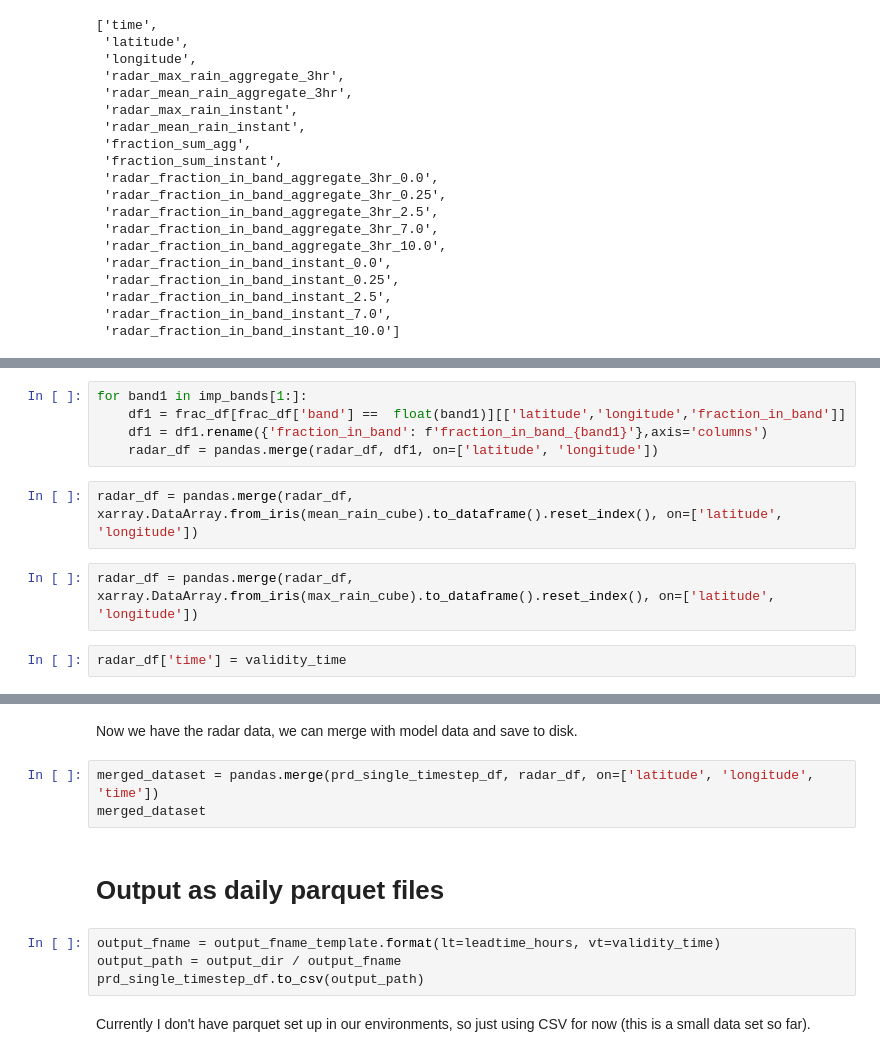
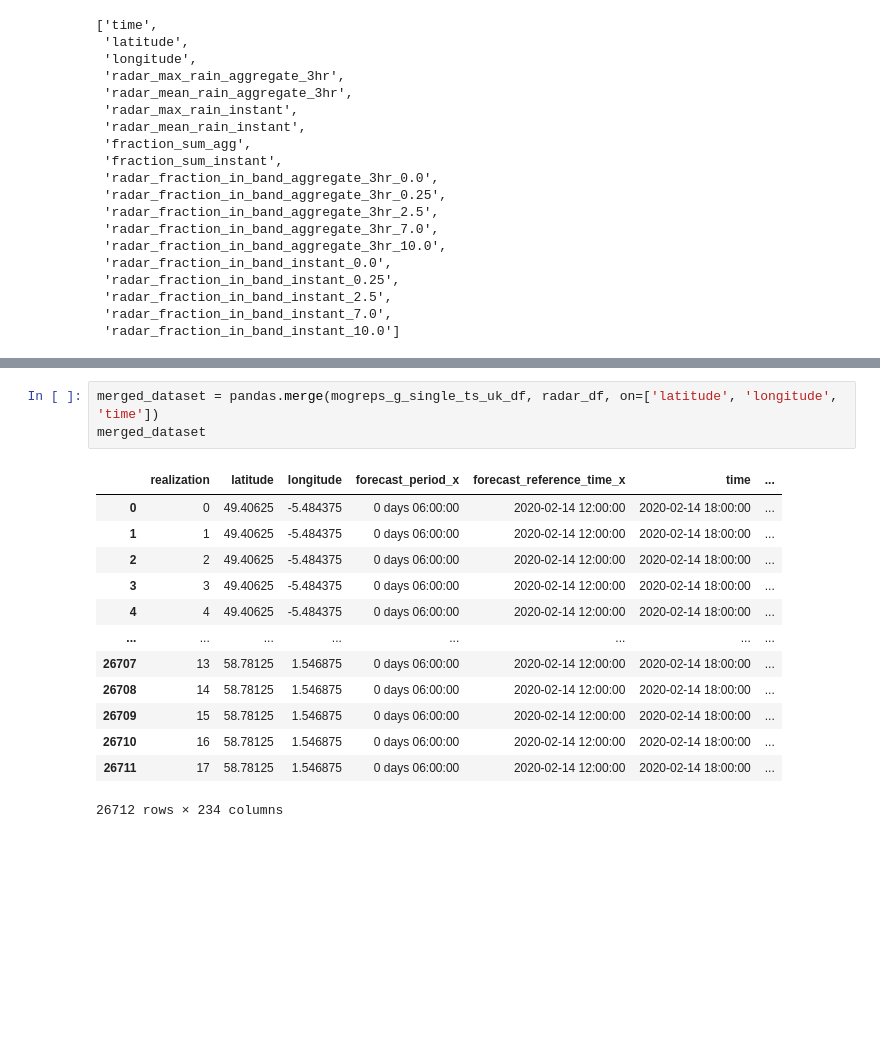
Before and after one commit to informatics-lab/precip_rediagnosis, a Jupyter notebook: data_prep/transform_and_preprocess_spice.ipynb, the cells around one changed output, grey strips where cells are left out. Saved outputs shown, nothing was run; the diff lists cells and outputs as text; blank space fills up the shorter version.

```diff
--- a/data_prep/transform_and_preprocess_spice.ipynb
+++ b/data_prep/transform_and_preprocess_spice.ipynb
@@ -1104,11 +899,0 @@ radar_df
-# %%
-for band1 in imp_bands[1:]:
-    df1 = frac_df[frac_df['band'] ==  float(band1)][['latitude','longitude','fraction_in_band']]
-    df1 = df1.rename({'fraction_in_band': f'fraction_in_band_{band1}'},axis='columns')
-    radar_df = pandas.merge(radar_df, df1, on=['latitude', 'longitude'])
-# %%
-radar_df = pandas.merge(radar_df, xarray.DataArray.from_iris(mean_rain_cube).to_dataframe().reset_index(), on=['latitude', 'longitude'])
-# %%
-radar_df = pandas.merge(radar_df, xarray.DataArray.from_iris(max_rain_cube).to_dataframe().reset_index(), on=['latitude', 'longitude'])
-# %%
-radar_df['time'] = validity_time
@@ -1123,13 +900,17 @@ single_ts_ds = xarray.merge([single_level_ds, height_levels_ds])
-# %% [markdown]
-Now we have the radar data, we can merge with model data and save to disk.
-# %%
-merged_dataset = pandas.merge(prd_single_timestep_df, radar_df, on=['latitude', 'longitude', 'time'])
-merged_dataset
-# %% [markdown]
-# Output as daily parquet files
-# %%
-output_fname = output_fname_template.format(lt=leadtime_hours, vt=validity_time)
-output_path = output_dir / output_fname
-prd_single_timestep_df.to_csv(output_path)
-# %% [markdown]
-Currently I don't have parquet set up in our environments, so just using CSV for now (this is a small data set so far).
+# %%
+merged_dataset = pandas.merge(mogreps_g_single_ts_uk_df, radar_df, on=['latitude', 'longitude', 'time'])
+merged_dataset
+# %% [output]
+|  | realization | latitude | longitude | forecast_period_x | forecast_reference_time_x | time | ... |
+| 0 | 0 | 49.40625 | -5.484375 | 0 days 06:00:00 | 2020-02-14 12:00:00 | 2020-02-14 18:00:00 | ... |
+| 1 | 1 | 49.40625 | -5.484375 | 0 days 06:00:00 | 2020-02-14 12:00:00 | 2020-02-14 18:00:00 | ... |
+| 2 | 2 | 49.40625 | -5.484375 | 0 days 06:00:00 | 2020-02-14 12:00:00 | 2020-02-14 18:00:00 | ... |
+| 3 | 3 | 49.40625 | -5.484375 | 0 days 06:00:00 | 2020-02-14 12:00:00 | 2020-02-14 18:00:00 | ... |
+| 4 | 4 | 49.40625 | -5.484375 | 0 days 06:00:00 | 2020-02-14 12:00:00 | 2020-02-14 18:00:00 | ... |
+| ... | ... | ... | ... | ... | ... | ... | ... |
+| 26707 | 13 | 58.78125 | 1.546875 | 0 days 06:00:00 | 2020-02-14 12:00:00 | 2020-02-14 18:00:00 | ... |
+| 26708 | 14 | 58.78125 | 1.546875 | 0 days 06:00:00 | 2020-02-14 12:00:00 | 2020-02-14 18:00:00 | ... |
+| 26709 | 15 | 58.78125 | 1.546875 | 0 days 06:00:00 | 2020-02-14 12:00:00 | 2020-02-14 18:00:00 | ... |
+| 26710 | 16 | 58.78125 | 1.546875 | 0 days 06:00:00 | 2020-02-14 12:00:00 | 2020-02-14 18:00:00 | ... |
+| 26711 | 17 | 58.78125 | 1.546875 | 0 days 06:00:00 | 2020-02-14 12:00:00 | 2020-02-14 18:00:00 | ... |
+26712 rows × 234 columns
```
Also changed, not shown: parts of 83 cells of this notebook.
